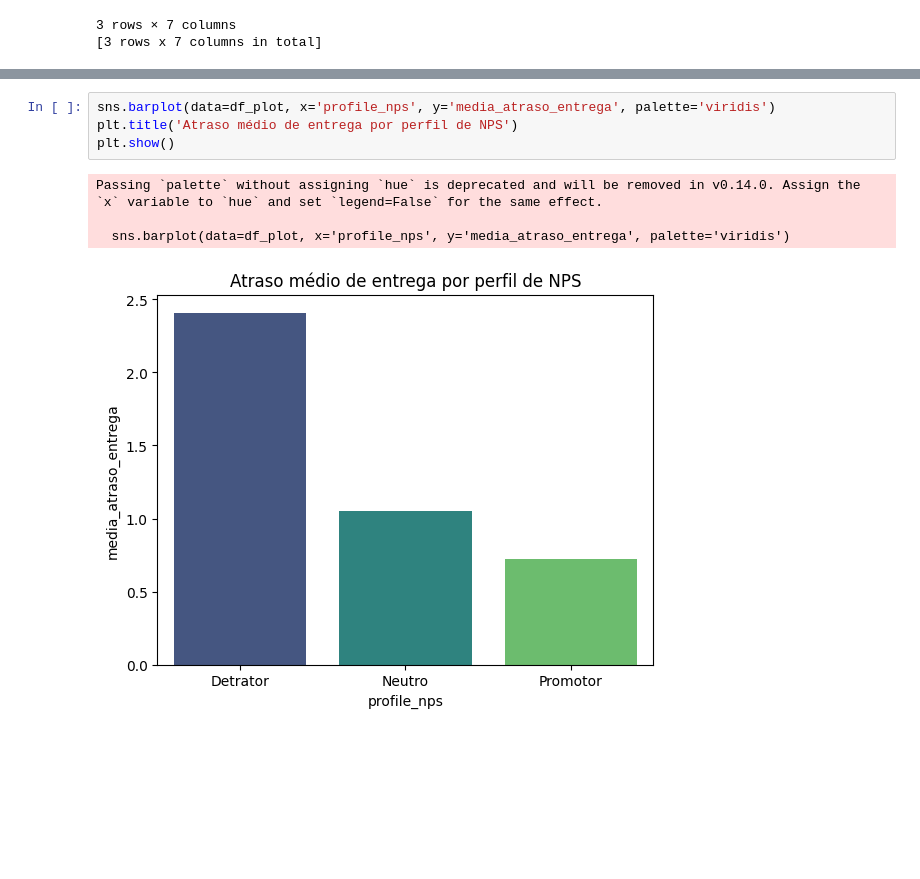
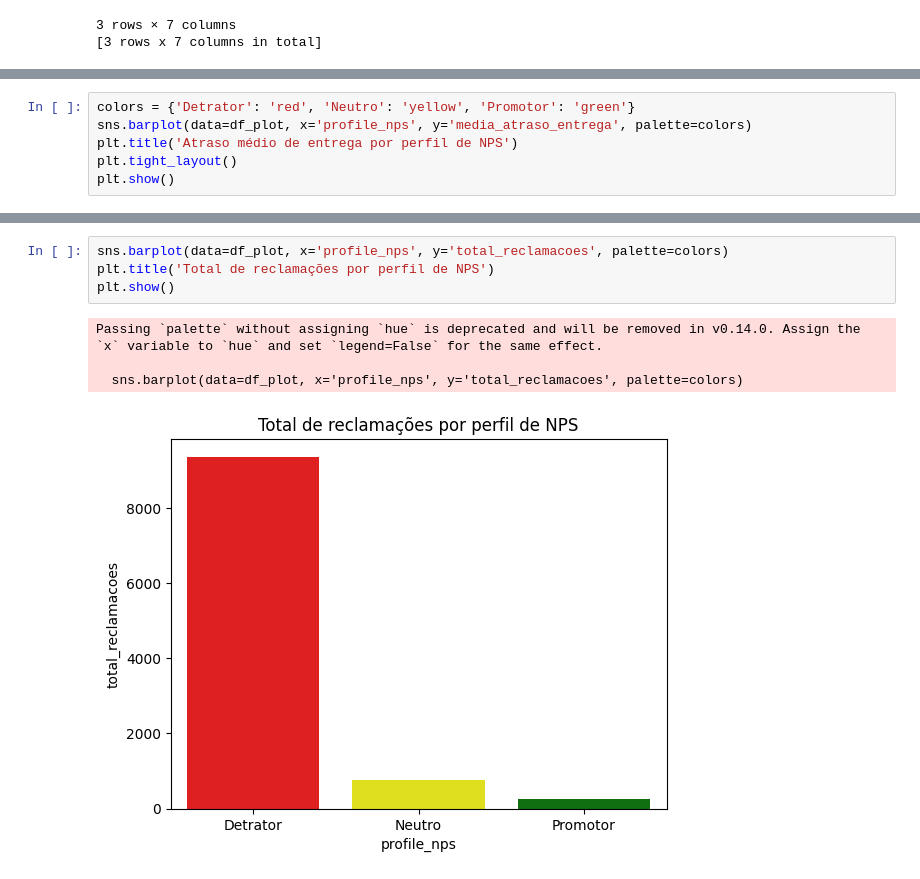
Before and after one commit to vanessahay/1IAST-TechChallenge, a Jupyter notebook: Fase 1/Notebook/01_eda.ipynb, the cells around one changed output, grey strips where cells are left out. Saved outputs shown, nothing was run; the diff lists cells and outputs as text; blank space fills up the shorter version.

```diff
--- a/Fase 1/Notebook/1IAST-TechChallenge-Fase1.ipynb
+++ b/Fase 1/Notebook/01_eda.ipynb
@@ -240,0 +274,6 @@ df_plot = result.reset_index()
+# %%
+colors = {'Detrator': 'red', 'Neutro': 'yellow', 'Promotor': 'green'}
+sns.barplot(data=df_plot, x='profile_nps', y='media_atraso_entrega', palette=colors)
+plt.title('Atraso médio de entrega por perfil de NPS')
+plt.tight_layout()
+plt.show()
@@ -241,9 +285,9 @@ df_plot = result.reset_index()
 # %%
-sns.barplot(data=df_plot, x='profile_nps', y='media_atraso_entrega', palette='viridis')
-plt.title('Atraso médio de entrega por perfil de NPS')
+sns.barplot(data=df_plot, x='profile_nps', y='total_reclamacoes', palette=colors)
+plt.title('Total de reclamações por perfil de NPS')
 plt.show()
 # %% [output]
 Passing `palette` without assigning `hue` is deprecated and will be removed in v0.14.0. Assign the `x` variable to `hue` and set `legend=False` for the same effect.
 
-  sns.barplot(data=df_plot, x='profile_nps', y='media_atraso_entrega', palette='viridis')
+  sns.barplot(data=df_plot, x='profile_nps', y='total_reclamacoes', palette=colors)
-[figure, old version]
+[figure, new version]
```
Also changed, not shown: parts of 28 cells of this notebook.
